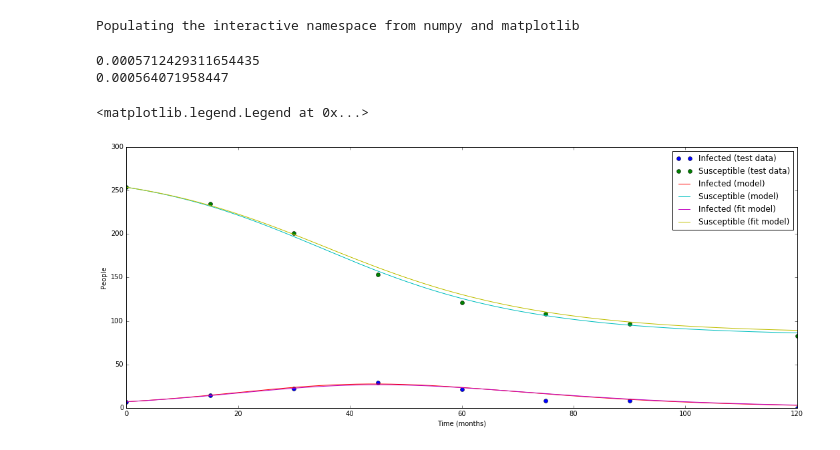
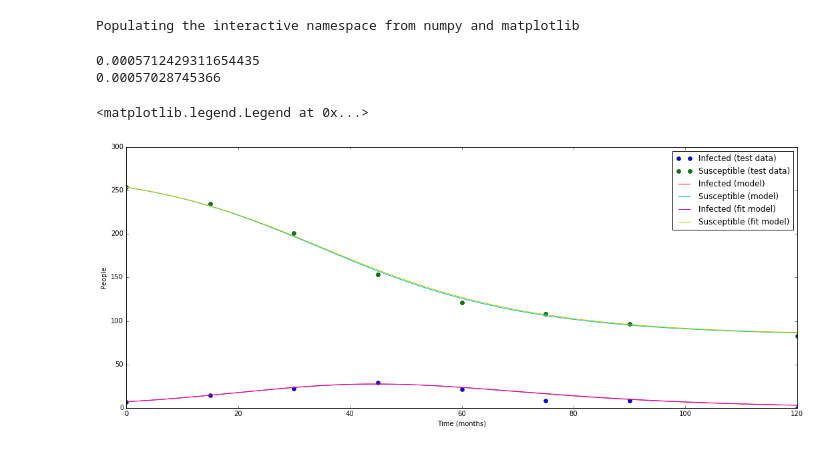
Before and after one commit to nikolads/fmi-projects, a Jupyter notebook: sir/bubon-fit-test.ipynb, the cells around one changed output. Drawn from its saved outputs; the diff is of its cells as text; code cells hidden in the pictures.

```diff
--- a/sir/bubon-fit-test.ipynb
+++ b/sir/bubon-fit-test.ipynb
@@ -18,34 +18,34 @@ data_s = [254, 235, 201, 153.5, 121, 108, 97, 83]
 data_i = [7, 14.5, 22, 29, 21, 8, 8, 0]
 
 plot(data_t, data_i, "o", label="Infected (test data)")
 plot(data_t, data_s, "o", label="Susceptible (test data)")
 
 inf = len(data_s) - 1
 alpha = 1 / 11
 a_b_ratio = (data_i[0] + data_s[0] - data_s[inf]) / (math.log(data_s[0]) - math.log(data_s[inf]))
 beta = alpha / a_b_ratio
 
 print(beta)
 
 sir = Sir(data_s[0], data_i[0], 0, beta, alpha)
 res = sir.simulate(data_t[inf], sim_step=0.1, precision=0.1)
 plt.plot(res.t, res.I, label="Infected (model)")
 plt.plot(res.t, res.S, label="Susceptible (model)")
 
 
-f_sir = FitSir(sir, data_i, data_t, 0.1, 0.000001)
-f_beta  = f_sir.fit(0.0005, 0.00000000001)
+f_sir = FitSir(sir, data_i, data_t, 0.1, 0.01)
+f_beta  = f_sir.fit(0.0005, 0.00000000;001)
 print(f_beta)
 
 
 sir = Sir(data_s[0], data_i[0], 0, f_beta, alpha)
 res = sir.simulate(data_t[inf], sim_step=0.1, precision=1)
 plt.plot(res.t, res.I, label="Infected (fit model)")
 plt.plot(res.t, res.S, label="Susceptible (fit model)")
 
 plt.legend()
 # %% [output]
 0.0005712429311654435
-0.000564071958447
+0.00057028745366
 <matplotlib.legend.Legend at 0x...>
-[figure, old version]
+[figure, new version]
```
Also changed, not shown: 1 other file.
